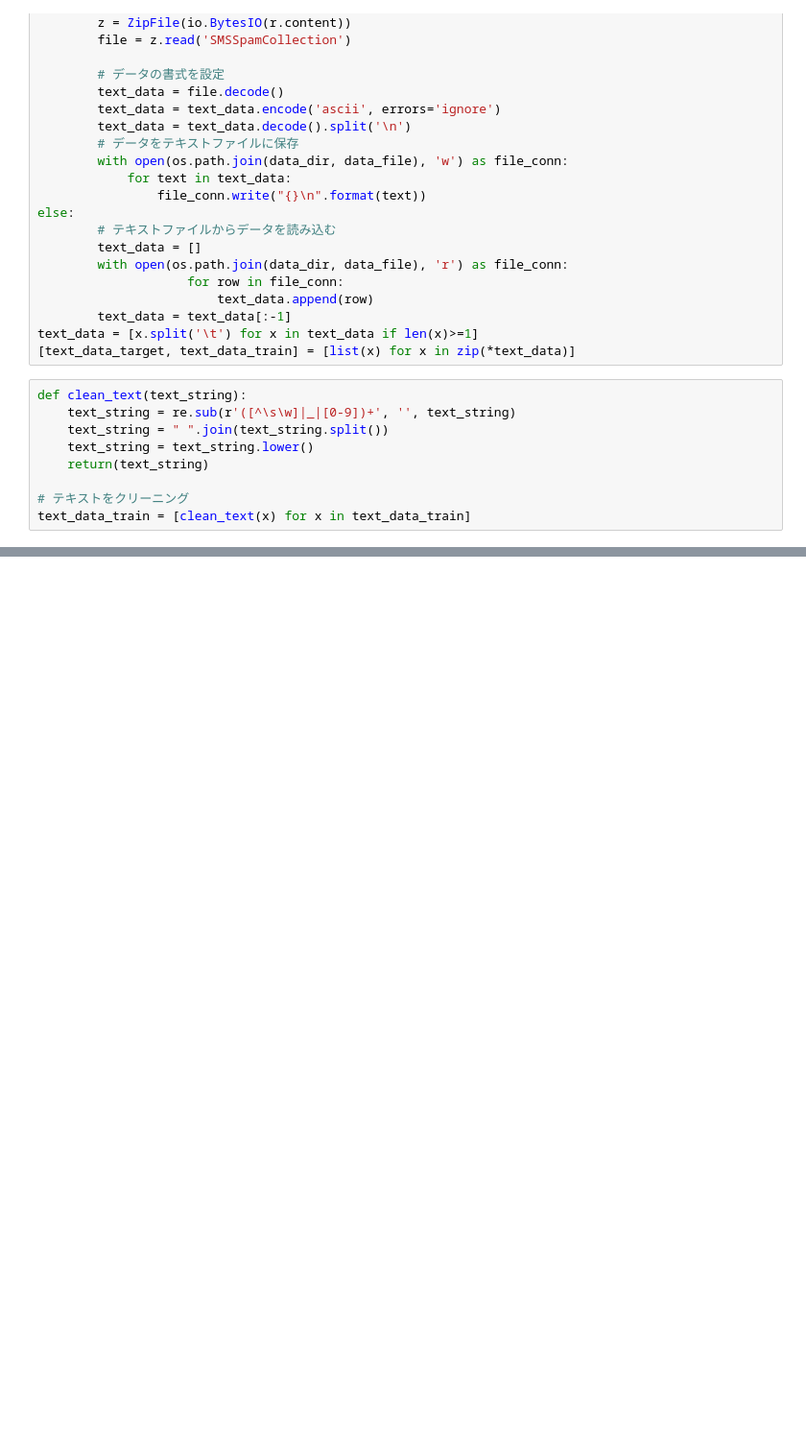
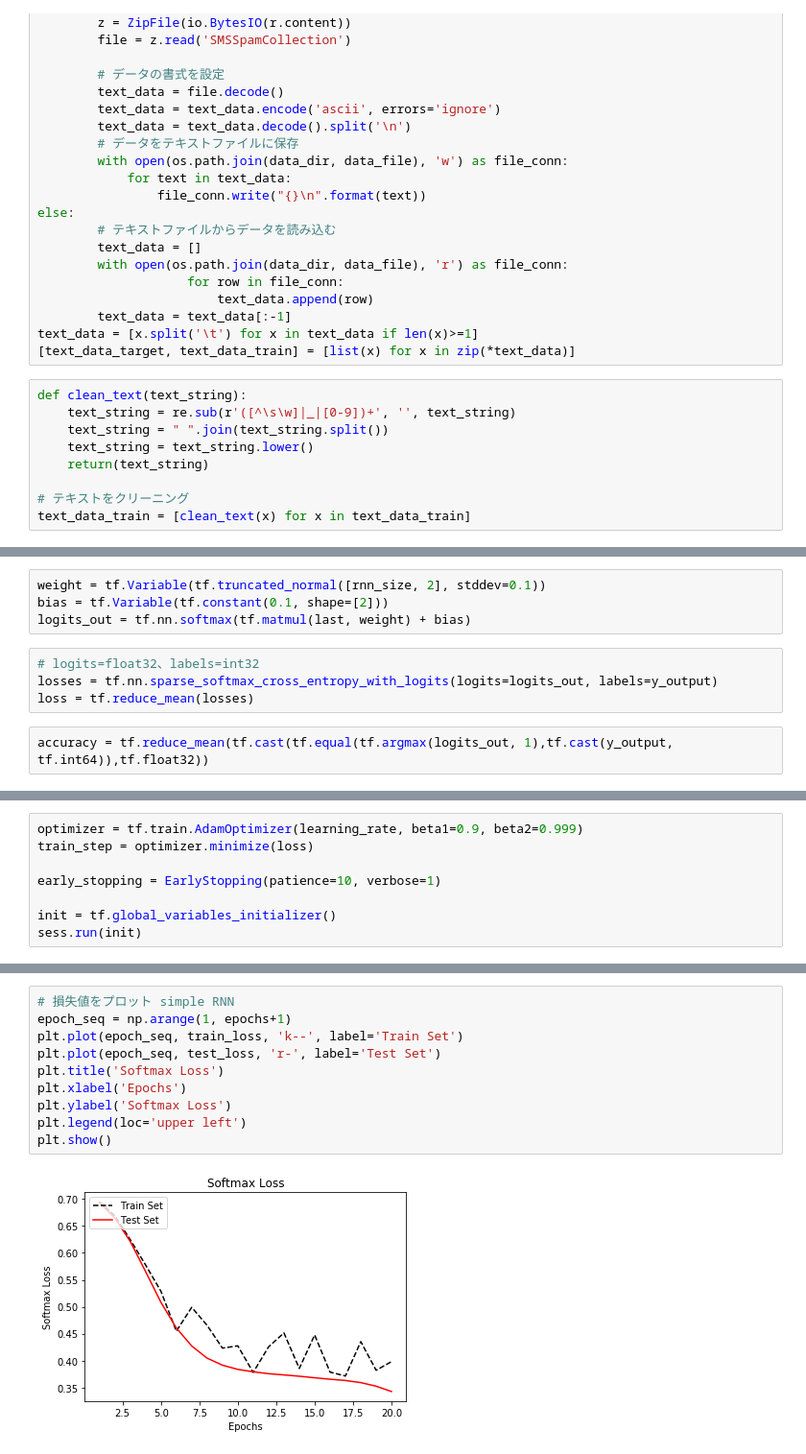
Before and after one commit to swallowtail224/TensorFlow_train, a Jupyter notebook: test.ipynb, the cells around one changed output, grey strips where cells are left out. Shown at 96% size. Saved outputs shown, nothing was run; the diff lists cells and outputs as text; blank space fills up the shorter version.

```diff
--- a/test.ipynb
+++ b/test.ipynb
@@ -110,0 +127,10 @@ print(text_processed[2])
+# %%
+weight = tf.Variable(tf.truncated_normal([rnn_size, 2], stddev=0.1))
+bias = tf.Variable(tf.constant(0.1, shape=[2]))
+logits_out = tf.nn.softmax(tf.matmul(last, weight) + bias)
+# %%
+# logits=float32、labels=int32
+losses = tf.nn.sparse_softmax_cross_entropy_with_logits(logits=logits_out, labels=y_output)
+loss = tf.reduce_mean(losses)
+# %%
+accuracy = tf.reduce_mean(tf.cast(tf.equal(tf.argmax(logits_out, 1),tf.cast(y_output, tf.int64)),tf.float32))
@@ -110,0 +157,8 @@ print(text_processed[2])
+# %%
+optimizer = tf.train.AdamOptimizer(learning_rate, beta1=0.9, beta2=0.999)
+train_step = optimizer.minimize(loss)
+
+early_stopping = EarlyStopping(patience=10, verbose=1)
+
+init = tf.global_variables_initializer()
+sess.run(init)
@@ -110,0 +220,12 @@ print(text_processed[2])
+# %%
+# 損失値をプロット simple RNN
+epoch_seq = np.arange(1, epochs+1)
+plt.plot(epoch_seq, train_loss, 'k--', label='Train Set')
+plt.plot(epoch_seq, test_loss, 'r-', label='Test Set')
+plt.title('Softmax Loss')
+plt.xlabel('Epochs')
+plt.ylabel('Softmax Loss')
+plt.legend(loc='upper left')
+plt.show()
+# %% [output]
+[figure, added]
```
Also changed, not shown: parts of 22 cells of this notebook, 4 other files.
